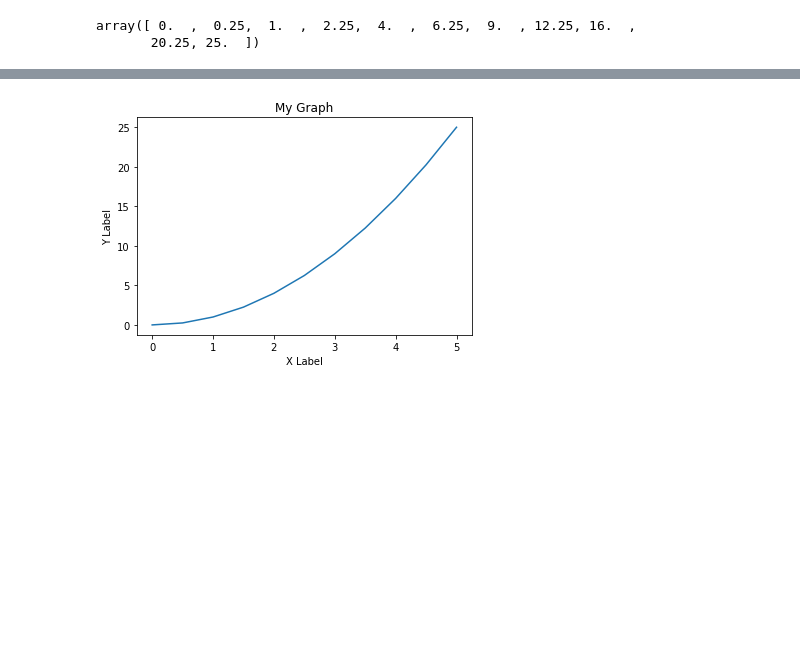
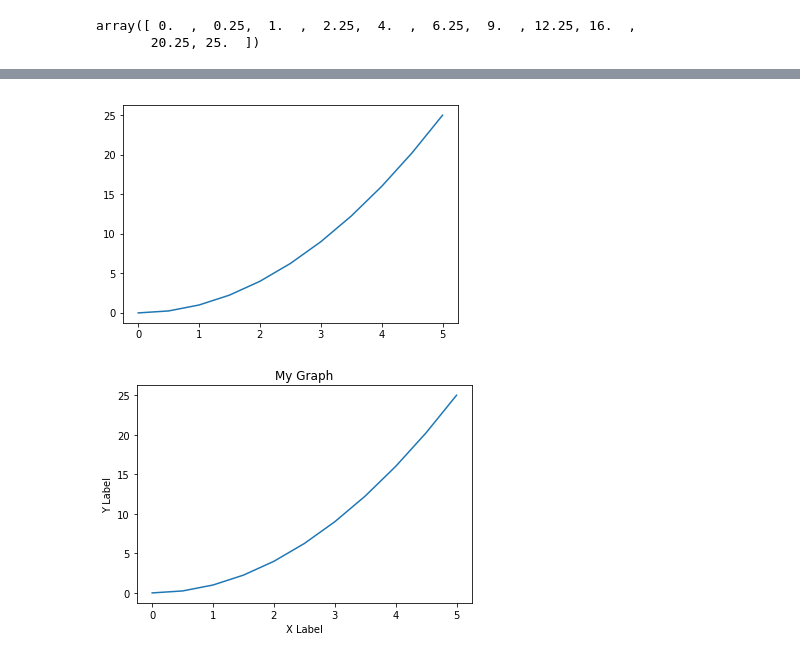
Before and after one commit to spencerldixon/intro-to-data-science, a Jupyter notebook: 3. Data Visualisations/Data Visualisation.ipynb, the cells around one changed output, grey strips where cells are left out. Cells and saved outputs as stored; diff of their text form; code cells hidden in the pictures; blank space fills up the shorter version.

```diff
--- a/3. Data Visualisations/Data Visualisation.ipynb
+++ b/3. Data Visualisations/Data Visualisation.ipynb
@@ -29,3 +31,8 @@ array([ 0.  ,  0.25,  1.  ,  2.25,  4.  ,  6.25,  9.  , 12.25, 16.  ,
+# %%
+plt.plot(x, y)
+plt.show()
+# %% [output]
+[figure, added]
 # %%
 plt.plot(x, y)
 plt.xlabel('X Label')
```
Also changed, not shown: parts of 21 cells of this notebook, 5 other files.
